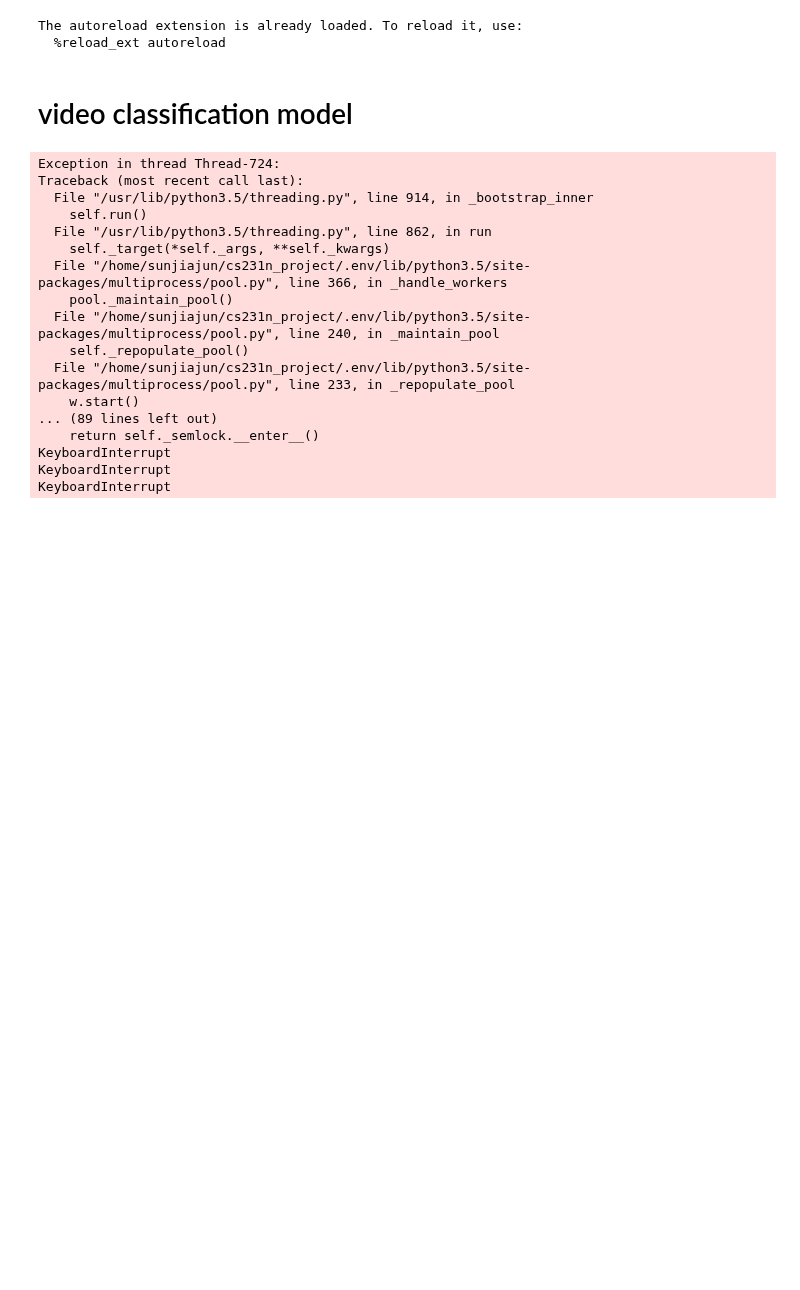
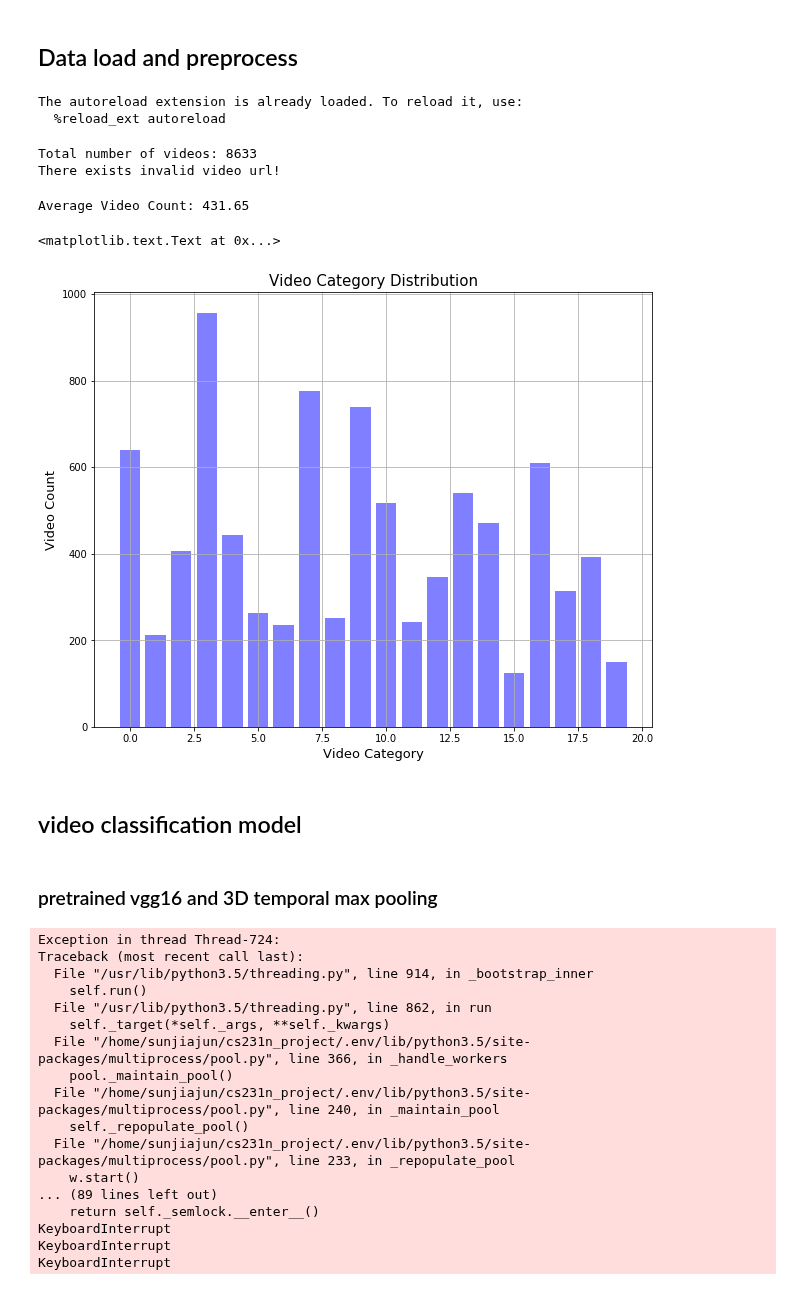
Before and after one commit to jiajuns/cs231n_project, a Jupyter notebook: pipeline.ipynb, the cells around one changed output. Cells and saved outputs as stored; diff of their text form; code cells hidden in the pictures; blank space fills up the shorter version.

```diff
--- a/pipeline.ipynb
+++ b/pipeline.ipynb
@@ -0,0 +1,22 @@
+# %% [markdown]
+## Data load and preprocess
+# %%
+# !usr/env/python in .env
+from load_data import Download_Video
+from datetime import datetime
+import os
+import logging
+import numpy as np
+from collections import Counter
+import matplotlib.pyplot as plt
+
+%load_ext autoreload
+%autoreload 2
+%matplotlib inline
+
+plt.rcParams['figure.figsize'] = (10.0, 8.0) # set default size of plots
+plt.rcParams['image.interpolation'] = 'nearest'
+plt.rcParams['image.cmap'] = 'gray'
+# %% [output]
+The autoreload extension is already loaded. To reload it, use:
+  %reload_ext autoreload
@@ -0,0 +43,29 @@
+# %%
+# data check
+curr = os.getcwd() + '/datasets/category.npy'
+y = np.load(curr)
+print('Total number of videos: {0}'.format(y.shape[0]))
+if y.shape[0] < video_num:
+    print ('There exists invalid video url!')
+# %% [output]
+Total number of videos: 8633
+There exists invalid video url!
+# %%
+# classes balance check
+categories = y[:, 1]
+video_dic = Counter(categories)
+video_dic = {int(key): value for key, value in video_dic.items()}
+cat = list(video_dic.keys())
+cat_count = list(video_dic.values())
+print('Average Video Count: {0}'.format(sum(cat_count) / float(len(cat_count))))
+
+# plotting
+plt.bar(cat, cat_count, align='center',color='blue', alpha=0.5)
+plt.grid()
+plt.xlabel('Video Category', fontsize = 13)
+plt.ylabel('Video Count', fontsize = 13)
+plt.title('Video Category Distribution', fontsize = 15)
+# %% [output]
+Average Video Count: 431.65
+<matplotlib.text.Text at 0x...>
+[figure, added]
@@ -1,19 +74,19 @@
+# %% [markdown]
+## video classification model
+# %% [markdown]
+### pretrained vgg16 and 3D temporal max pooling
 # %%
-# !usr/env python 3.5
+# !usr/env python 3.5 in .env
 from pretrained_model import video_classification
 from datetime import datetime
 import os
 import h5py
 import sys
-sys.setrecursionlimit(100000)
+import matplotlib.pyplot as plt
 
+%matplotlib inline
 %load_ext autoreload
 %autoreload 2
-# %% [output]
-The autoreload extension is already loaded. To reload it, use:
-  %reload_ext autoreload
-# %% [markdown]
-# video classification model
 # %%
 # model
 model = video_classification()
```
Also changed, not shown: parts of 13 cells of this notebook, 3 other files.
